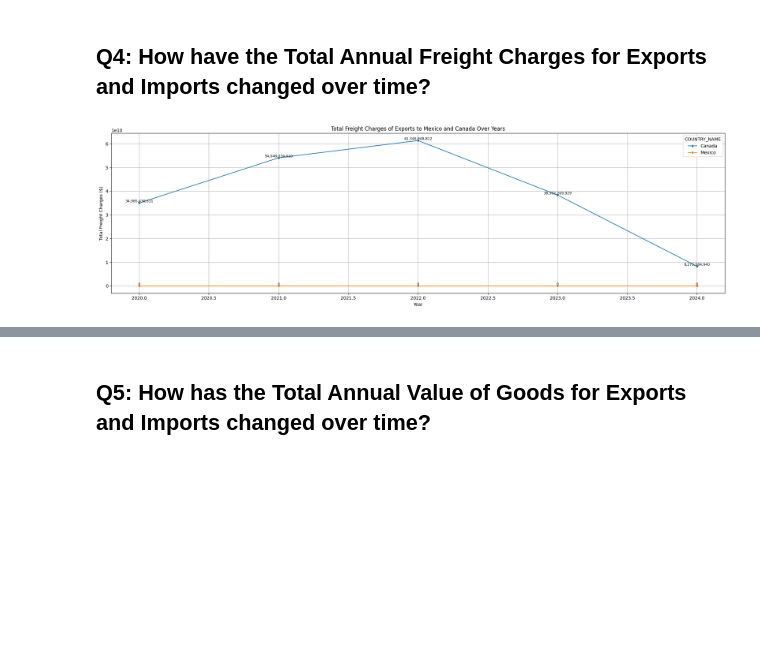
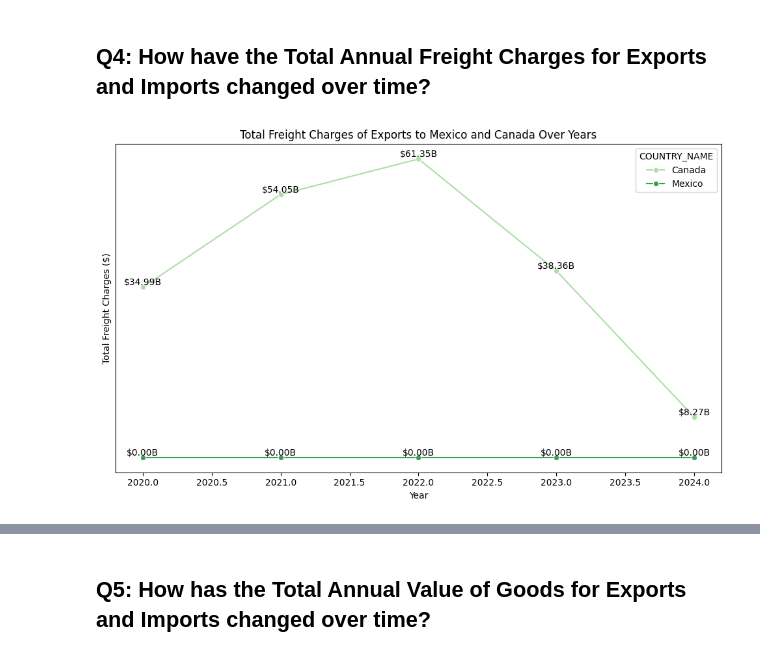
Before and after one commit to 02sagoe/TransBorderFreight_Data_Analysis, a Jupyter notebook: main.ipynb, the cells around one changed output, grey strips where cells are left out. Saved outputs shown, nothing was run; the diff lists cells and outputs as text; code cells hidden in the pictures; blank space fills up the shorter version.

```diff
--- a/main.ipynb
+++ b/main.ipynb
@@ -176,14 +182,14 @@ plt.show()
 # %%
 # Mapping dictionary for DISAGMOT to transportation modes
 disagmot_mapping = {
-        1 : "Vessel; Mail (U.S. Postal Service); Pipeline; Rail; Foreign Trade Zones (FTZs); Other",
+        1 : "Other",
         3 : "Air",
-        4 : "Vessel; Mail (U.S. Postal Service); Pipeline; Rail; Foreign Trade Zones (FTZs); Other",
+        4 : "Other",
         5 : "Truck",
-        6 : "Vessel; Mail (U.S. Postal Service); Pipeline; Rail; Foreign Trade Zones (FTZs); Other",
-        7 : "Vessel; Mail (U.S. Postal Service); Pipeline; Rail; Foreign Trade Zones (FTZs); Other",
-        8 : "Vessel; Mail (U.S. Postal Service); Pipeline; Rail; Foreign Trade Zones (FTZs); Other",
-        9 : "Vessel; Mail (U.S. Postal Service); Pipeline; Rail; Foreign Trade Zones (FTZs); Other",
+        6 : "Other",
+        7 : "Other",
+        8 : "Other",
+        9 : "Other",
 }
 
 # Create a new column 'TRANSPORT_MODE' by mapping 'DISAGMOT'
@@ -230,14 +257,14 @@ plt.show()
 # %%
 # Mapping dictionary for DISAGMOT to transportation modes
 disagmot_mapping = {
-        1 : "Vessel; Mail (U.S. Postal Service); Pipeline; Foreign Trade Zones (FTZs); Other",
+        1 : "Other",
         3 : "Air",
-        4 : "Vessel; Mail (U.S. Postal Service); Pipeline; Foreign Trade Zones (FTZs); Other",
+        4 : "Other",
         5 : "Truck",
         6 : "Rail",
-        7 : "Vessel; Mail (U.S. Postal Service); Pipeline; Foreign Trade Zones (FTZs); Other",
-        8 : "Vessel; Mail (U.S. Postal Service); Pipeline; Foreign Trade Zones (FTZs); Other",
-        9 : "Vessel; Mail (U.S. Postal Service); Pipeline; Foreign Trade Zones (FTZs); Other",
+        7 : "Other",
+        8 : "Other",
+        9 : "Other",
 }
 
 # Create a new column 'TRANSPORT_MODE' by mapping 'DISAGMOT'
@@ -454,31 +525,32 @@ plt.show()
 # %%
 filtered_data = data[data['TRDTYPE'] == 1]
 
 # Group by Year and calculate the sum freight charges
 filtered_data = filtered_data.groupby(['COUNTRY_NAME','YEAR'])['FREIGHT_CHARGES'].sum().reset_index()
 
 # Plot the trend
-plt.figure(figsize=(20, 6))
-ax = sns.lineplot(data=filtered_data, x='YEAR', y='FREIGHT_CHARGES', hue='COUNTRY_NAME', marker='o')
+plt.figure(figsize=(10, 6))
+ax = sns.lineplot(data=filtered_data, x='YEAR', y='FREIGHT_CHARGES', hue='COUNTRY_NAME', marker='o', palette='Greens')
 plt.title('Total Freight Charges of Exports to Mexico and Canada Over Years')
 plt.xlabel('Year')
 plt.ylabel('Total Freight Charges ($)')
 # Add labels to the data points
 for line in ax.lines:
     x_data = line.get_xdata()
     y_data = line.get_ydata()
     for x, y in zip(x_data, y_data):
         # Determine label text based on hue (COUNTRY_NAME)
-        label_text = f"{y:,.0f}" # Format label
+        label_text = f"${y/1_000_000_000:,.2f}B" # Format label
 
         # You might need to adjust the vertical offset to avoid overlap
-        ax.text(x, y, label_text, ha='center', va='bottom', fontsize=8)
+        ax.text(x, y, label_text, ha='center', va='bottom', fontsize=10)
 
 plt.tight_layout()
-plt.grid(True)
+# remove the y-axis
+ax.set_yticks([])
 plt.show()
 # %% [output]
-[figure, old version]
+[figure, new version]
 # %%
 filtered_data = data[data['TRDTYPE'] == 2]
 
```
Also changed, not shown: parts of 29 cells of this notebook.
